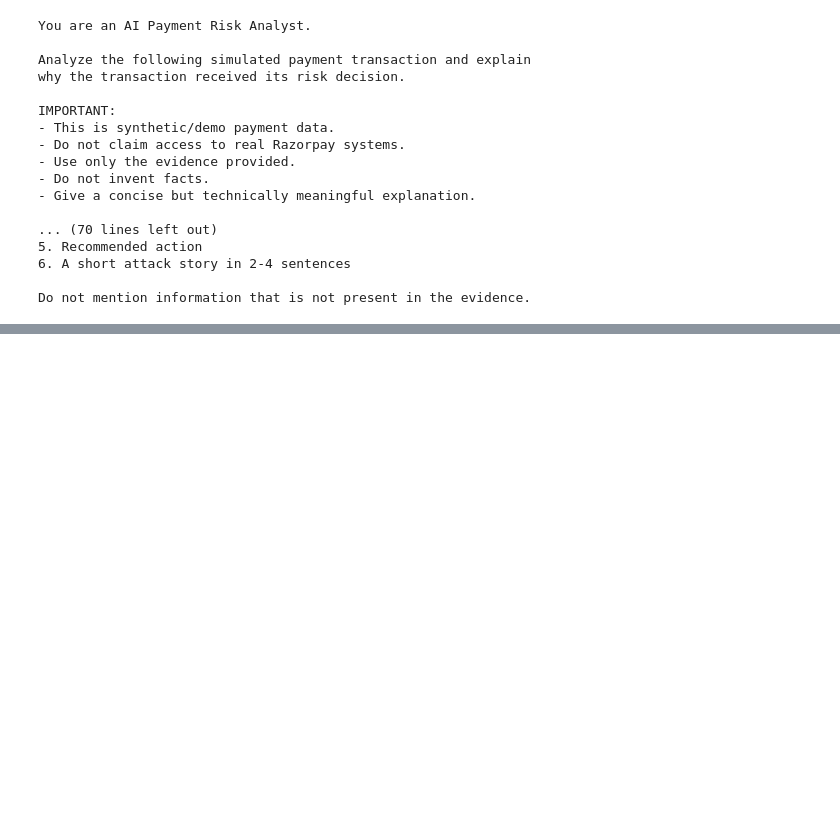
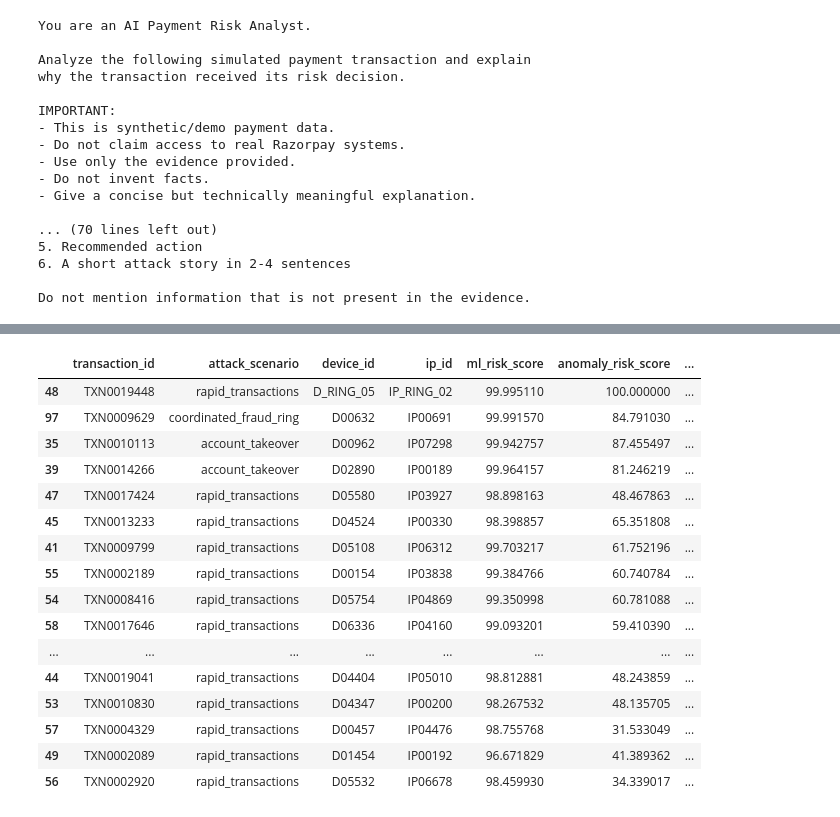
Before and after one commit to Mahakchoudhari/RazorAttack_Lab, a Jupyter notebook: notebooks/Model_01.ipynb, the cells around one changed output, grey strips where cells are left out. Cells and saved outputs as stored; diff of their text form; code cells hidden in the pictures; blank space fills up the shorter version.

```diff
--- a/notebooks/Model_01.ipynb
+++ b/notebooks/Model_01.ipynb
@@ -3072,0 +3507,16 @@ API key configured: False
+# %%
+attack_generator = AttackScenarioGenerator(
+    df,
+    random_state=42
+)
+
+attack_data = attack_generator.generate_all(
+    n_each=20
+)
+
+print("Attack dataset:", attack_data.shape)
+
+print(
+    attack_data["attack_scenario"]
+    .value_counts()
+)
@@ -3072,0 +4230,49 @@ API key configured: False
+# %%
+# ============================================================
+# TOP HIGH-RISK ATTACKS
+# ============================================================
+
+top_attacks = (
+    attack_test[
+        [
+            "transaction_id",
+            "attack_scenario",
+            "device_id",
+            "ip_id",
+            "ml_risk_score",
+            "anomaly_risk_score",
+            "device_graph_risk",
+            "ip_graph_risk",
+            "graph_risk_score",
+            "final_risk_score",
+            "policy_action"
+        ]
+    ]
+    .sort_values(
+        "final_risk_score",
+        ascending=False
+    )
+)
+
+
+display(
+    top_attacks.head(20)
+)
+# %% [output]
+|  | transaction_id | attack_scenario | device_id | ip_id | ml_risk_score | anomaly_risk_score | ... |
+| 48 | TXN0019448 | rapid_transactions | D_RING_05 | IP_RING_02 | 99.995110 | 100.000000 | ... |
+| 97 | TXN0009629 | coordinated_fraud_ring | D00632 | IP00691 | 99.991570 | 84.791030 | ... |
+| 35 | TXN0010113 | account_takeover | D00962 | IP07298 | 99.942757 | 87.455497 | ... |
+| 39 | TXN0014266 | account_takeover | D02890 | IP00189 | 99.964157 | 81.246219 | ... |
+| 47 | TXN0017424 | rapid_transactions | D05580 | IP03927 | 98.898163 | 48.467863 | ... |
+| 45 | TXN0013233 | rapid_transactions | D04524 | IP00330 | 98.398857 | 65.351808 | ... |
+| 41 | TXN0009799 | rapid_transactions | D05108 | IP06312 | 99.703217 | 61.752196 | ... |
+| 55 | TXN0002189 | rapid_transactions | D00154 | IP03838 | 99.384766 | 60.740784 | ... |
+| 54 | TXN0008416 | rapid_transactions | D05754 | IP04869 | 99.350998 | 60.781088 | ... |
+| 58 | TXN0017646 | rapid_transactions | D06336 | IP04160 | 99.093201 | 59.410390 | ... |
+| ... | ... | ... | ... | ... | ... | ... | ... |
+| 44 | TXN0019041 | rapid_transactions | D04404 | IP05010 | 98.812881 | 48.243859 | ... |
+| 53 | TXN0010830 | rapid_transactions | D04347 | IP00200 | 98.267532 | 48.135705 | ... |
+| 57 | TXN0004329 | rapid_transactions | D00457 | IP04476 | 98.755768 | 31.533049 | ... |
+| 49 | TXN0002089 | rapid_transactions | D01454 | IP00192 | 96.671829 | 41.389362 | ... |
+| 56 | TXN0002920 | rapid_transactions | D05532 | IP06678 | 98.459930 | 34.339017 | ... |
```
Also changed, not shown: parts of 34 cells of this notebook.
